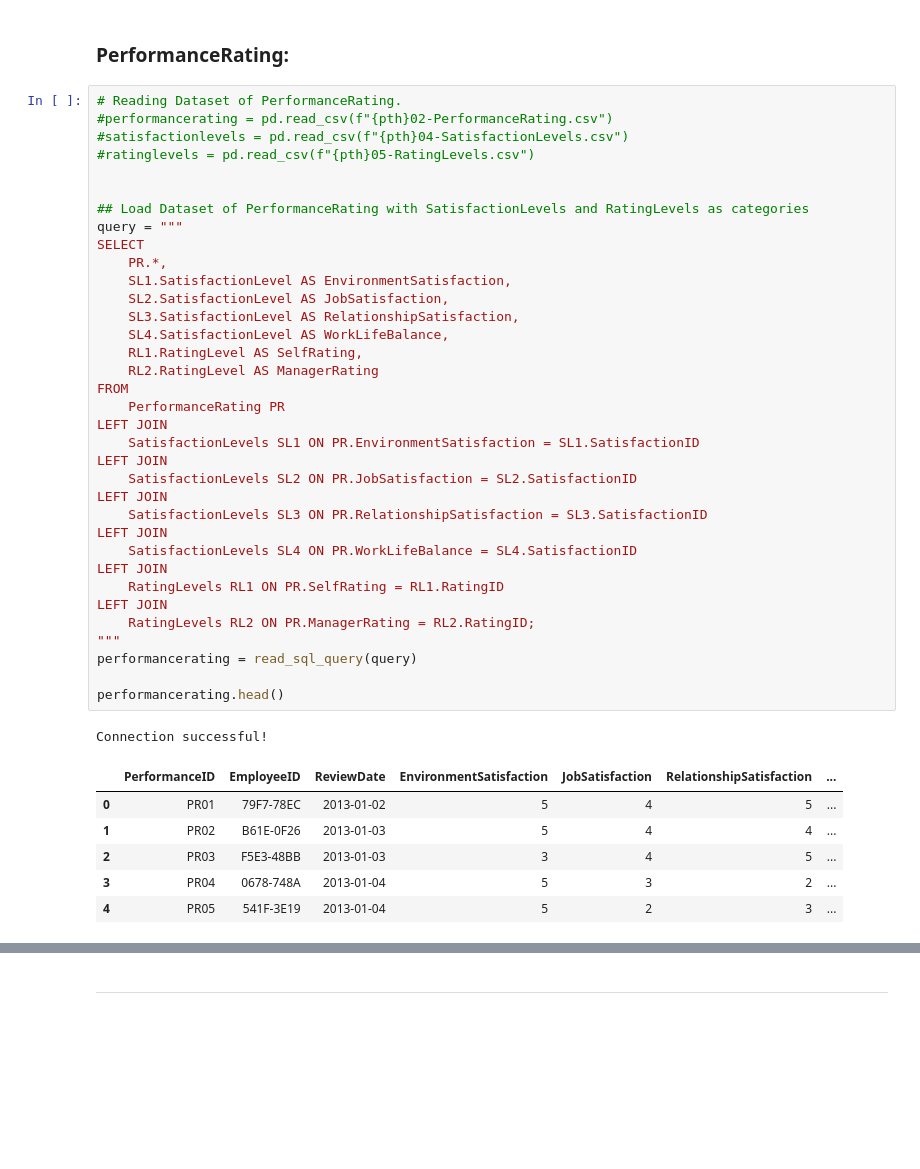
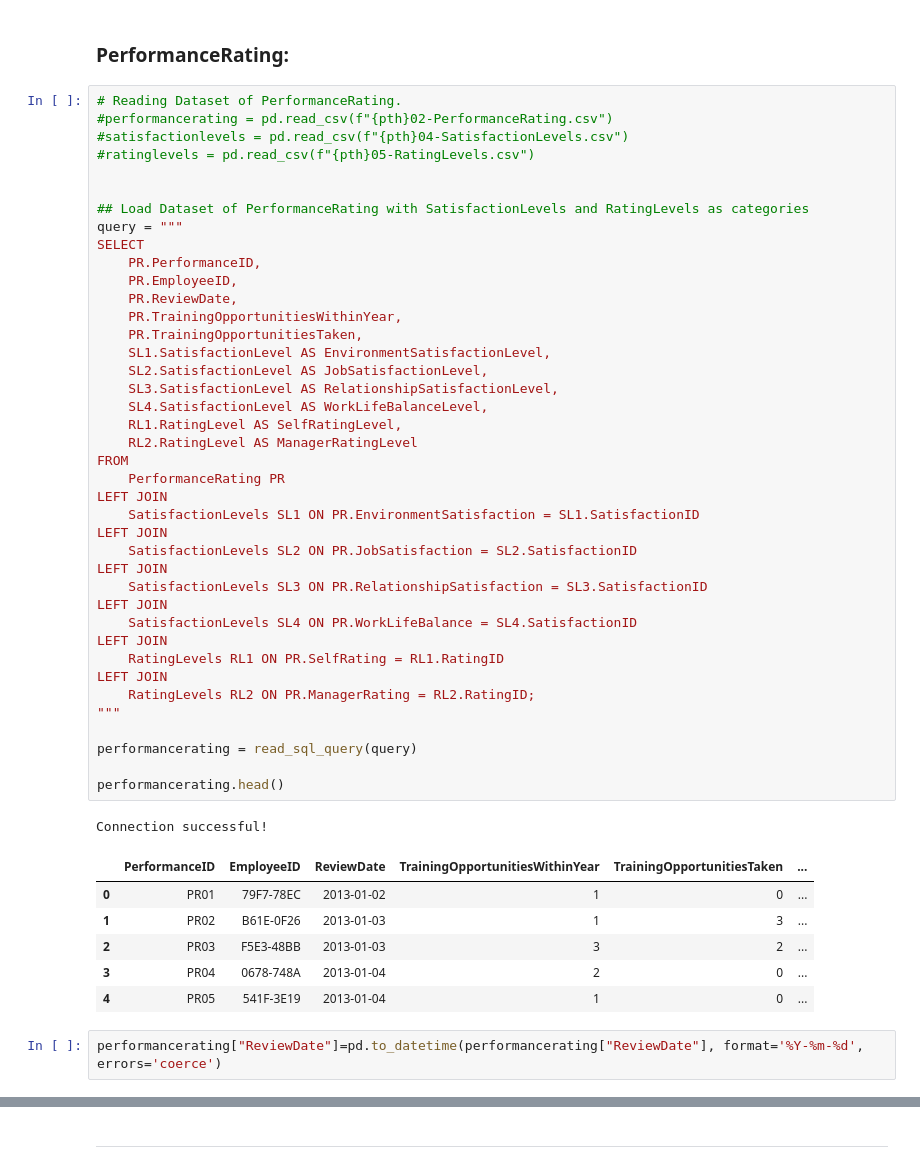
Before and after one commit to 1145267383/HR_Project, a Jupyter notebook: 02-DEA_Questions/01-Python_DEA.ipynb, the cells around one changed output, grey strips where cells are left out. Drawn from its saved outputs; the diff is of its cells as text; blank space fills up the shorter version.

```diff
--- a/02-DEA_Questions/01-Python_DEA.ipynb
+++ b/02-DEA_Questions/01-Python_DEA.ipynb
@@ -134,43 +229,50 @@ __________________________
 # %%
 # Reading Dataset of PerformanceRating.
 #performancerating = pd.read_csv(f"{pth}02-PerformanceRating.csv")
 #satisfactionlevels = pd.read_csv(f"{pth}04-SatisfactionLevels.csv")
 #ratinglevels = pd.read_csv(f"{pth}05-RatingLevels.csv")
 
 
 ## Load Dataset of PerformanceRating with SatisfactionLevels and RatingLevels as categories
 query = """
 SELECT
-    PR.*,
-    SL1.SatisfactionLevel AS EnvironmentSatisfaction,
-    SL2.SatisfactionLevel AS JobSatisfaction,
-    SL3.SatisfactionLevel AS RelationshipSatisfaction,
-    SL4.SatisfactionLevel AS WorkLifeBalance,
-    RL1.RatingLevel AS SelfRating,
-    RL2.RatingLevel AS ManagerRating
+    PR.PerformanceID,
+    PR.EmployeeID,
+    PR.ReviewDate,
+    PR.TrainingOpportunitiesWithinYear,
+    PR.TrainingOpportunitiesTaken,
+    SL1.SatisfactionLevel AS EnvironmentSatisfactionLevel,
+    SL2.SatisfactionLevel AS JobSatisfactionLevel,
+    SL3.SatisfactionLevel AS RelationshipSatisfactionLevel,
+    SL4.SatisfactionLevel AS WorkLifeBalanceLevel,
+    RL1.RatingLevel AS SelfRatingLevel,
+    RL2.RatingLevel AS ManagerRatingLevel
 FROM
     PerformanceRating PR
 LEFT JOIN
     SatisfactionLevels SL1 ON PR.EnvironmentSatisfaction = SL1.SatisfactionID
 LEFT JOIN
     SatisfactionLevels SL2 ON PR.JobSatisfaction = SL2.SatisfactionID
 LEFT JOIN
     SatisfactionLevels SL3 ON PR.RelationshipSatisfaction = SL3.SatisfactionID
 LEFT JOIN
     SatisfactionLevels SL4 ON PR.WorkLifeBalance = SL4.SatisfactionID
 LEFT JOIN
     RatingLevels RL1 ON PR.SelfRating = RL1.RatingID
 LEFT JOIN
     RatingLevels RL2 ON PR.ManagerRating = RL2.RatingID;
 """
+
 performancerating = read_sql_query(query)
 
 performancerating.head()
 # %% [output]
 Connection successful!
-|  | PerformanceID | EmployeeID | ReviewDate | EnvironmentSatisfaction | JobSatisfaction | RelationshipSatisfaction | ... |
-| 0 | PR01 | 79F7-78EC | 2013-01-02 | 5 | 4 | 5 | ... |
-| 1 | PR02 | B61E-0F26 | 2013-01-03 | 5 | 4 | 4 | ... |
-| 2 | PR03 | F5E3-48BB | 2013-01-03 | 3 | 4 | 5 | ... |
-| 3 | PR04 | 0678-748A | 2013-01-04 | 5 | 3 | 2 | ... |
-| 4 | PR05 | 541F-3E19 | 2013-01-04 | 5 | 2 | 3 | ... |
+|  | PerformanceID | EmployeeID | ReviewDate | TrainingOpportunitiesWithinYear | TrainingOpportunitiesTaken | ... |
+| 0 | PR01 | 79F7-78EC | 2013-01-02 | 1 | 0 | ... |
+| 1 | PR02 | B61E-0F26 | 2013-01-03 | 1 | 3 | ... |
+| 2 | PR03 | F5E3-48BB | 2013-01-03 | 3 | 2 | ... |
+| 3 | PR04 | 0678-748A | 2013-01-04 | 2 | 0 | ... |
+| 4 | PR05 | 541F-3E19 | 2013-01-04 | 1 | 0 | ... |
+# %%
+performancerating["ReviewDate"]=pd.to_datetime(performancerating["ReviewDate"], format='%Y-%m-%d', errors='coerce')
```
Also changed, not shown: parts of 23 cells of this notebook, 1 other file.
